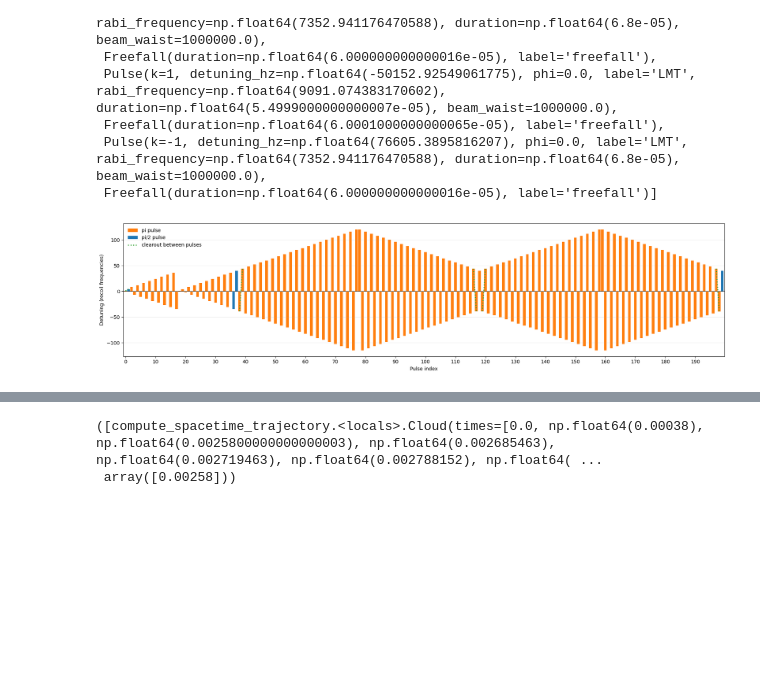
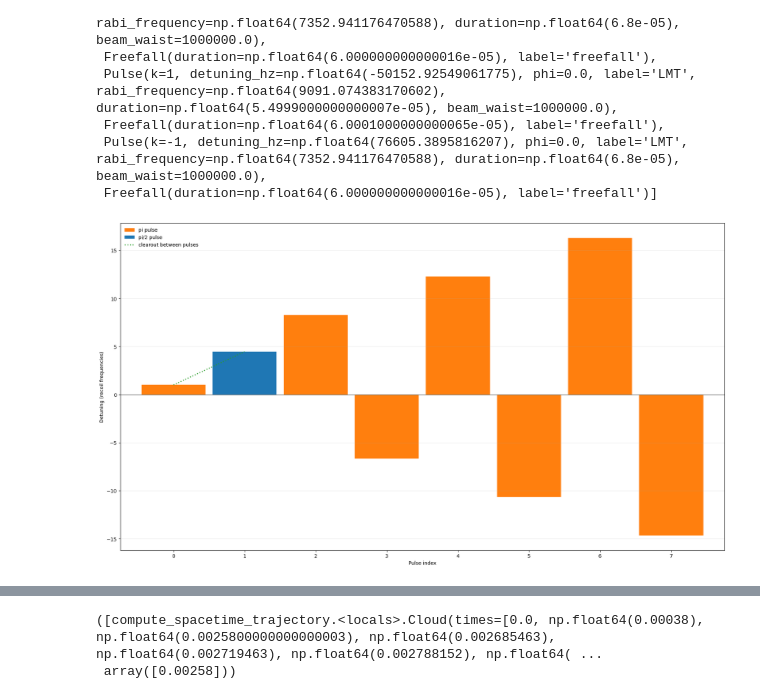
Before and after one commit to charlesbaynham/LMT_sim_scratch, a Jupyter notebook: notebooks/true_LMT_trajectory.ipynb, the cells around one changed output, grey strips where cells are left out. Saved outputs shown, nothing was run; the diff lists cells and outputs as text; code cells hidden in the pictures; blank space fills up the shorter version.

```diff
--- a/notebooks/true_LMT_trajectory.ipynb
+++ b/notebooks/true_LMT_trajectory.ipynb
@@ -286,6 +286,9 @@ plot_sequence, _ = build_sequence_from_lab_pulse_dump(
     beam_hz=beam_hz,
 )
 plot_sequence = add_true_lmt_clearouts(plot_sequence[1:])
+
+# Truncate
+plot_sequence = plot_sequence[:16]
 
 pulse_detunings_recoil = []
 pulse_colours = []
@@ -314,7 +317,7 @@ for event in plot_sequence:
 
 pulse_indices = np.arange(len(pulse_detunings_recoil))
 
-fig, ax = plt.subplots(figsize=(18, 4.5))
+fig, ax = plt.subplots(figsize=(18, 10))
 ax.bar(pulse_indices, pulse_detunings_recoil, color=pulse_colours, width=0.9)
 
 for left_index, right_index in clearout_links:
@@ -330,31 +333,33 @@ for left_index, right_index in clearout_links:
         zorder=3,
     )
 
 tick_step = max(1, len(pulse_indices) // 20)
 ax.set_xticks(pulse_indices[::tick_step])
 ax.set_xlim(-0.75, len(pulse_indices) - 0.25)
 ax.set_xlabel("Pulse index")
 ax.set_ylabel("Detuning (recoil frequencies)")
 ax.axhline(0.0, color="0.3", linewidth=0.8)
 ax.grid(axis="y", alpha=0.25)
 
 legend_handles = [
     Patch(facecolor="tab:orange", label="pi pulse"),
     Patch(facecolor="tab:blue", label="pi/2 pulse"),
 ]
 if clearout_links:
     legend_handles.append(
         Line2D(
             [0],
             [0],
             color="tab:green",
             linestyle=":",
             linewidth=2,
             label="clearout between pulses",
         )
     )
 
 ax.legend(handles=legend_handles, loc="upper left", frameon=False)
 plt.tight_layout()
+
+plt.savefig("lab_pulse_sequence.png", dpi=300)
 # %% [output]
-[figure, old version]
+[figure, new version]
```
Also changed, not shown: parts of 3 cells of this notebook.
